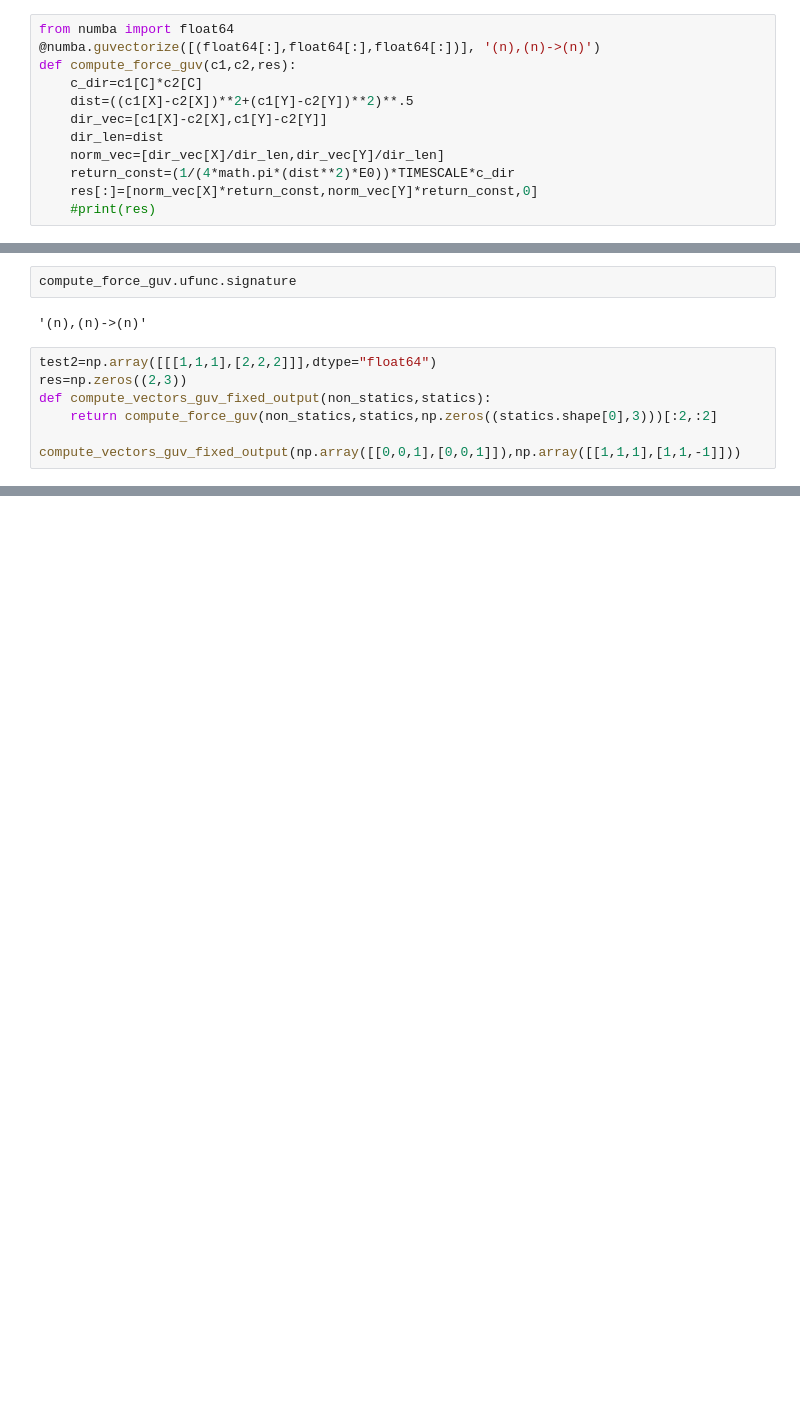
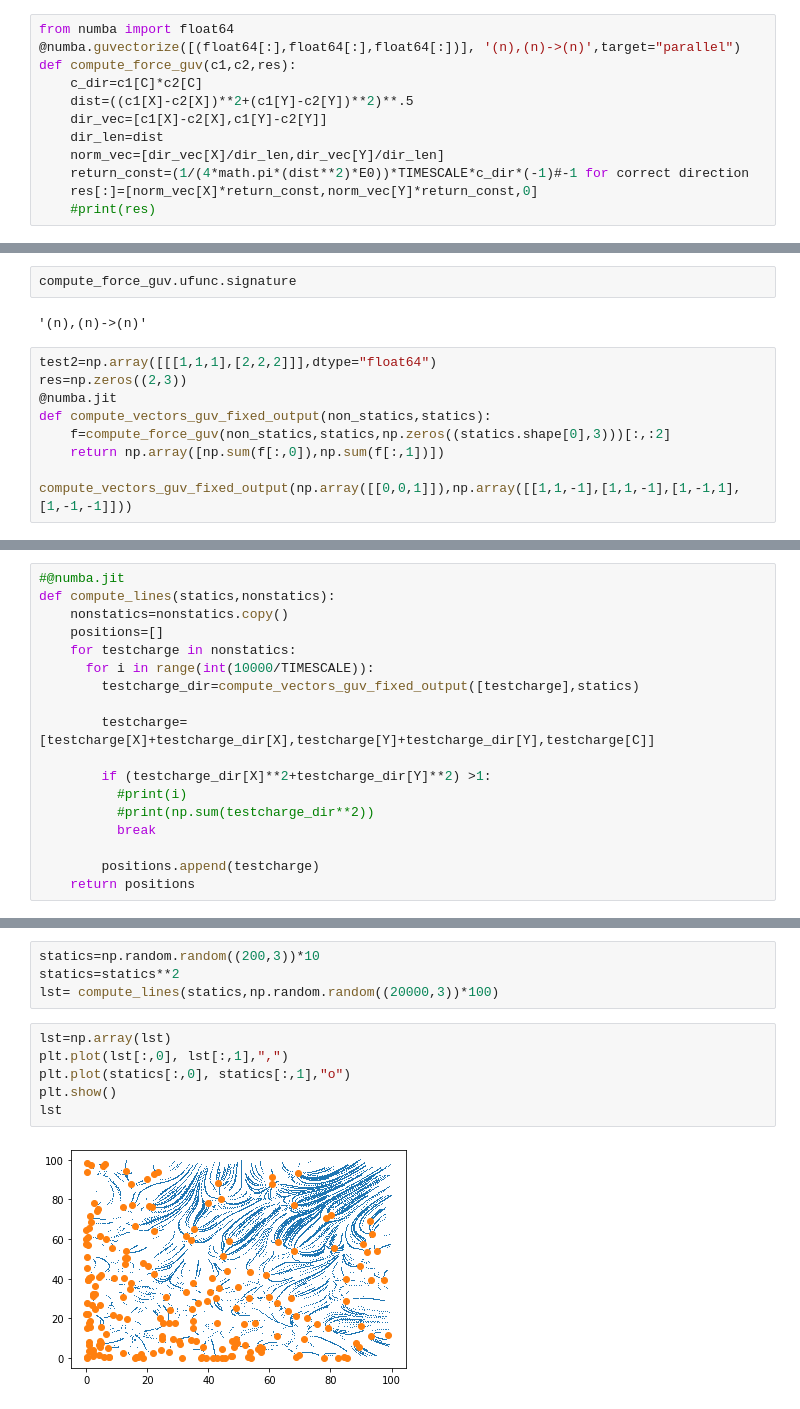
Before and after one commit to pyqt555/cudaFieldLines, a Jupyter notebook: main.ipynb, the cells around one changed output, grey strips where cells are left out. Saved outputs shown, nothing was run; the diff lists cells and outputs as text; blank space fills up the shorter version.

```diff
--- a/main.ipynb
+++ b/main.ipynb
@@ -141,14 +143,14 @@ test=np.random.random((6,100000))
 Numba (fast)
 # %%
 from numba import float64
-@numba.guvectorize([(float64[:],float64[:],float64[:])], '(n),(n)->(n)')
+@numba.guvectorize([(float64[:],float64[:],float64[:])], '(n),(n)->(n)',target="parallel")
 def compute_force_guv(c1,c2,res):
     c_dir=c1[C]*c2[C]
     dist=((c1[X]-c2[X])**2+(c1[Y]-c2[Y])**2)**.5
     dir_vec=[c1[X]-c2[X],c1[Y]-c2[Y]]
     dir_len=dist
     norm_vec=[dir_vec[X]/dir_len,dir_vec[Y]/dir_len]
-    return_const=(1/(4*math.pi*(dist**2)*E0))*TIMESCALE*c_dir
+    return_const=(1/(4*math.pi*(dist**2)*E0))*TIMESCALE*c_dir*(-1)#-1 for correct direction
     res[:]=[norm_vec[X]*return_const,norm_vec[Y]*return_const,0]
     #print(res)
 # %%
@@ -165,8 +168,10 @@ compute_force_guv.ufunc.signature
 # %%
 test2=np.array([[[1,1,1],[2,2,2]]],dtype="float64")
 res=np.zeros((2,3))
+@numba.jit
 def compute_vectors_guv_fixed_output(non_statics,statics):
-    return compute_force_guv(non_statics,statics,np.zeros((statics.shape[0],3)))[:2,:2]
+    f=compute_force_guv(non_statics,statics,np.zeros((statics.shape[0],3)))[:,:2]
+    return np.array([np.sum(f[:,0]),np.sum(f[:,1])])
 
-compute_vectors_guv_fixed_output(np.array([[0,0,1],[0,0,1]]),np.array([[1,1,1],[1,1,-1]]))
+compute_vectors_guv_fixed_output(np.array([[0,0,1]]),np.array([[1,1,-1],[1,1,-1],[1,-1,1],[1,-1,-1]]))
 # %% [output]
@@ -180,0 +201,18 @@ def extract_charges(img):
+# %%
+#@numba.jit
+def compute_lines(statics,nonstatics):
+    nonstatics=nonstatics.copy()
+    positions=[]
+    for testcharge in nonstatics:
+      for i in range(int(10000/TIMESCALE)):
+        testcharge_dir=compute_vectors_guv_fixed_output([testcharge],statics)
+
+        testcharge=[testcharge[X]+testcharge_dir[X],testcharge[Y]+testcharge_dir[Y],testcharge[C]]
+
+        if (testcharge_dir[X]**2+testcharge_dir[Y]**2) >1:
+          #print(i)
+          #print(np.sum(testcharge_dir**2))
+          break
+
+        positions.append(testcharge)
+    return positions
@@ -180,0 +229,12 @@ def extract_charges(img):
+# %%
+statics=np.random.random((200,3))*10
+statics=statics**2
+lst= compute_lines(statics,np.random.random((20000,3))*100)
+# %%
+lst=np.array(lst)
+plt.plot(lst[:,0], lst[:,1],",")
+plt.plot(statics[:,0], statics[:,1],"o")
+plt.show()
+lst
+# %% [output]
+[figure, added]
```
Also changed, not shown: parts of 12 cells of this notebook.
